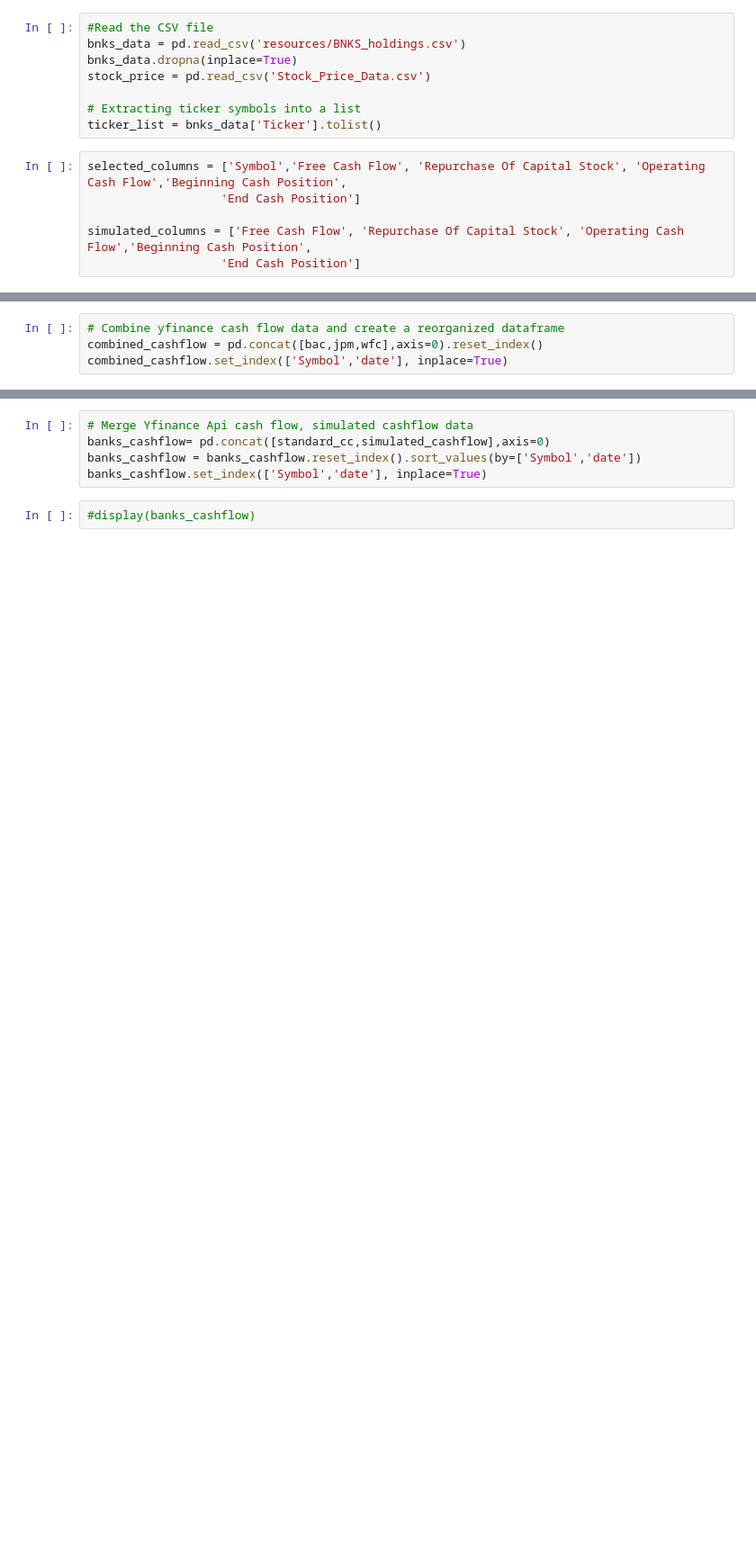
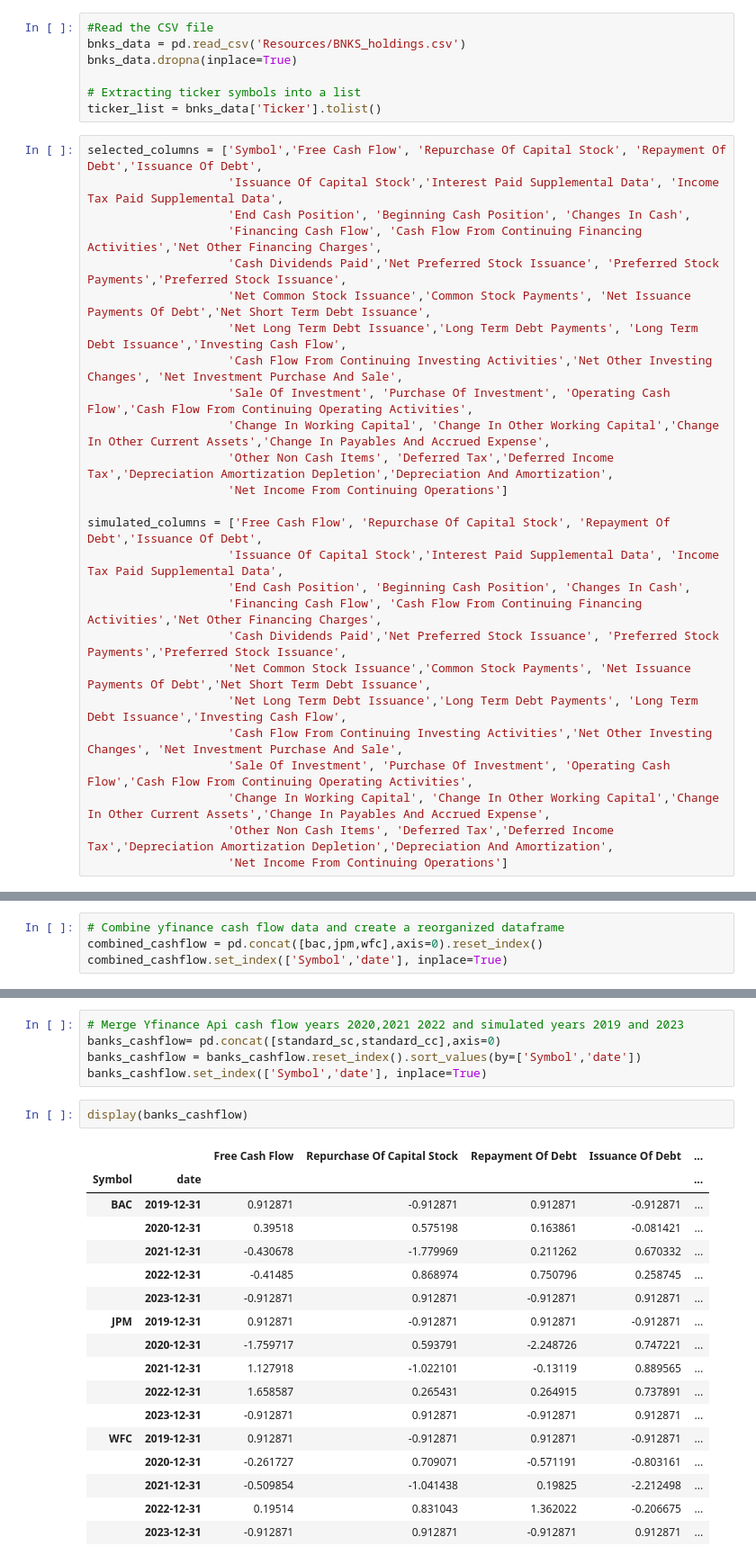
Before and after one commit to justicebangura/Project-1, a Jupyter notebook: Cash_Flow.ipynb, the cells around one changed output, grey strips where cells are left out. Shown at 90% size. Saved outputs shown, nothing was run; the diff lists cells and outputs as text; blank space fills up the shorter version.

Commit message:
Update cashflow final touches

```diff
--- a/Cash_Flow.ipynb
+++ b/Cash_Flow.ipynb
@@ -11,14 +11,33 @@ import hvplot.pandas
 # %%
 #Read the CSV file
-bnks_data = pd.read_csv('resources/BNKS_holdings.csv')
+bnks_data = pd.read_csv('Resources/BNKS_holdings.csv')
 bnks_data.dropna(inplace=True)
-stock_price = pd.read_csv('Stock_Price_Data.csv')
 
 # Extracting ticker symbols into a list
 ticker_list = bnks_data['Ticker'].tolist()
 # %%
-selected_columns = ['Symbol','Free Cash Flow', 'Repurchase Of Capital Stock', 'Operating Cash Flow','Beginning Cash Position',
-                   'End Cash Position']
+selected_columns = ['Symbol','Free Cash Flow', 'Repurchase Of Capital Stock', 'Repayment Of Debt','Issuance Of Debt',
+                    'Issuance Of Capital Stock','Interest Paid Supplemental Data', 'Income Tax Paid Supplemental Data',
+                    'End Cash Position', 'Beginning Cash Position', 'Changes In Cash',
+                    'Financing Cash Flow', 'Cash Flow From Continuing Financing Activities','Net Other Financing Charges',
+                    'Cash Dividends Paid','Net Preferred Stock Issuance', 'Preferred Stock Payments','Preferred Stock Issuance',
+                    'Net Common Stock Issuance','Common Stock Payments', 'Net Issuance Payments Of Debt','Net Short Term Debt Issuance',
+                    'Net Long Term Debt Issuance','Long Term Debt Payments', 'Long Term Debt Issuance','Investing Cash Flow',
+                    'Cash Flow From Continuing Investing Activities','Net Other Investing Changes', 'Net Investment Purchase And Sale',
+                    'Sale Of Investment', 'Purchase Of Investment', 'Operating Cash Flow','Cash Flow From Continuing Operating Activities',
+                    'Change In Working Capital', 'Change In Other Working Capital','Change In Other Current Assets','Change In Payables And Accrued Expense',
+                    'Other Non Cash Items', 'Deferred Tax','Deferred Income Tax','Depreciation Amortization Depletion','Depreciation And Amortization',
+                    'Net Income From Continuing Operations']
 
-simulated_columns = ['Free Cash Flow', 'Repurchase Of Capital Stock', 'Operating Cash Flow','Beginning Cash Position',
-                   'End Cash Position']
+simulated_columns = ['Free Cash Flow', 'Repurchase Of Capital Stock', 'Repayment Of Debt','Issuance Of Debt',
+                    'Issuance Of Capital Stock','Interest Paid Supplemental Data', 'Income Tax Paid Supplemental Data',
+                    'End Cash Position', 'Beginning Cash Position', 'Changes In Cash',
+                    'Financing Cash Flow', 'Cash Flow From Continuing Financing Activities','Net Other Financing Charges',
+                    'Cash Dividends Paid','Net Preferred Stock Issuance', 'Preferred Stock Payments','Preferred Stock Issuance',
+                    'Net Common Stock Issuance','Common Stock Payments', 'Net Issuance Payments Of Debt','Net Short Term Debt Issuance',
+                    'Net Long Term Debt Issuance','Long Term Debt Payments', 'Long Term Debt Issuance','Investing Cash Flow',
+                    'Cash Flow From Continuing Investing Activities','Net Other Investing Changes', 'Net Investment Purchase And Sale',
+                    'Sale Of Investment', 'Purchase Of Investment', 'Operating Cash Flow','Cash Flow From Continuing Operating Activities',
+                    'Change In Working Capital', 'Change In Other Working Capital','Change In Other Current Assets','Change In Payables And Accrued Expense',
+                    'Other Non Cash Items', 'Deferred Tax','Deferred Income Tax','Depreciation Amortization Depletion','Depreciation And Amortization',
+                    'Net Income From Continuing Operations']
@@ -167,7 +162,25 @@ standard_cc = (combined_cashflow - mean_values) / std_values
 # %%
-# Merge Yfinance Api cash flow, simulated cashflow data
-banks_cashflow= pd.concat([standard_cc,simulated_cashflow],axis=0)
+# Merge Yfinance Api cash flow years 2020,2021 2022 and simulated years 2019 and 2023
+banks_cashflow= pd.concat([standard_sc,standard_cc],axis=0)
 banks_cashflow = banks_cashflow.reset_index().sort_values(by=['Symbol','date'])
 banks_cashflow.set_index(['Symbol','date'], inplace=True)
 # %%
-#display(banks_cashflow)
+display(banks_cashflow)
+# %% [output]
+|  |  | Free Cash Flow | Repurchase Of Capital Stock | Repayment Of Debt | Issuance Of Debt | ... |
+| Symbol | date |  |  |  |  | ... |
+| BAC | 2019-12-31 | 0.912871 | -0.912871 | 0.912871 | -0.912871 | ... |
+|  | 2020-12-31 | 0.39518 | 0.575198 | 0.163861 | -0.081421 | ... |
+|  | 2021-12-31 | -0.430678 | -1.779969 | 0.211262 | 0.670332 | ... |
+|  | 2022-12-31 | -0.41485 | 0.868974 | 0.750796 | 0.258745 | ... |
+|  | 2023-12-31 | -0.912871 | 0.912871 | -0.912871 | 0.912871 | ... |
+| JPM | 2019-12-31 | 0.912871 | -0.912871 | 0.912871 | -0.912871 | ... |
+|  | 2020-12-31 | -1.759717 | 0.593791 | -2.248726 | 0.747221 | ... |
+|  | 2021-12-31 | 1.127918 | -1.022101 | -0.13119 | 0.889565 | ... |
+|  | 2022-12-31 | 1.658587 | 0.265431 | 0.264915 | 0.737891 | ... |
+|  | 2023-12-31 | -0.912871 | 0.912871 | -0.912871 | 0.912871 | ... |
+| WFC | 2019-12-31 | 0.912871 | -0.912871 | 0.912871 | -0.912871 | ... |
+|  | 2020-12-31 | -0.261727 | 0.709071 | -0.571191 | -0.803161 | ... |
+|  | 2021-12-31 | -0.509854 | -1.041438 | 0.19825 | -2.212498 | ... |
+|  | 2022-12-31 | 0.19514 | 0.831043 | 1.362022 | -0.206675 | ... |
+|  | 2023-12-31 | -0.912871 | 0.912871 | -0.912871 | 0.912871 | ... |
```
Also changed, not shown: parts of 14 cells of this notebook.
